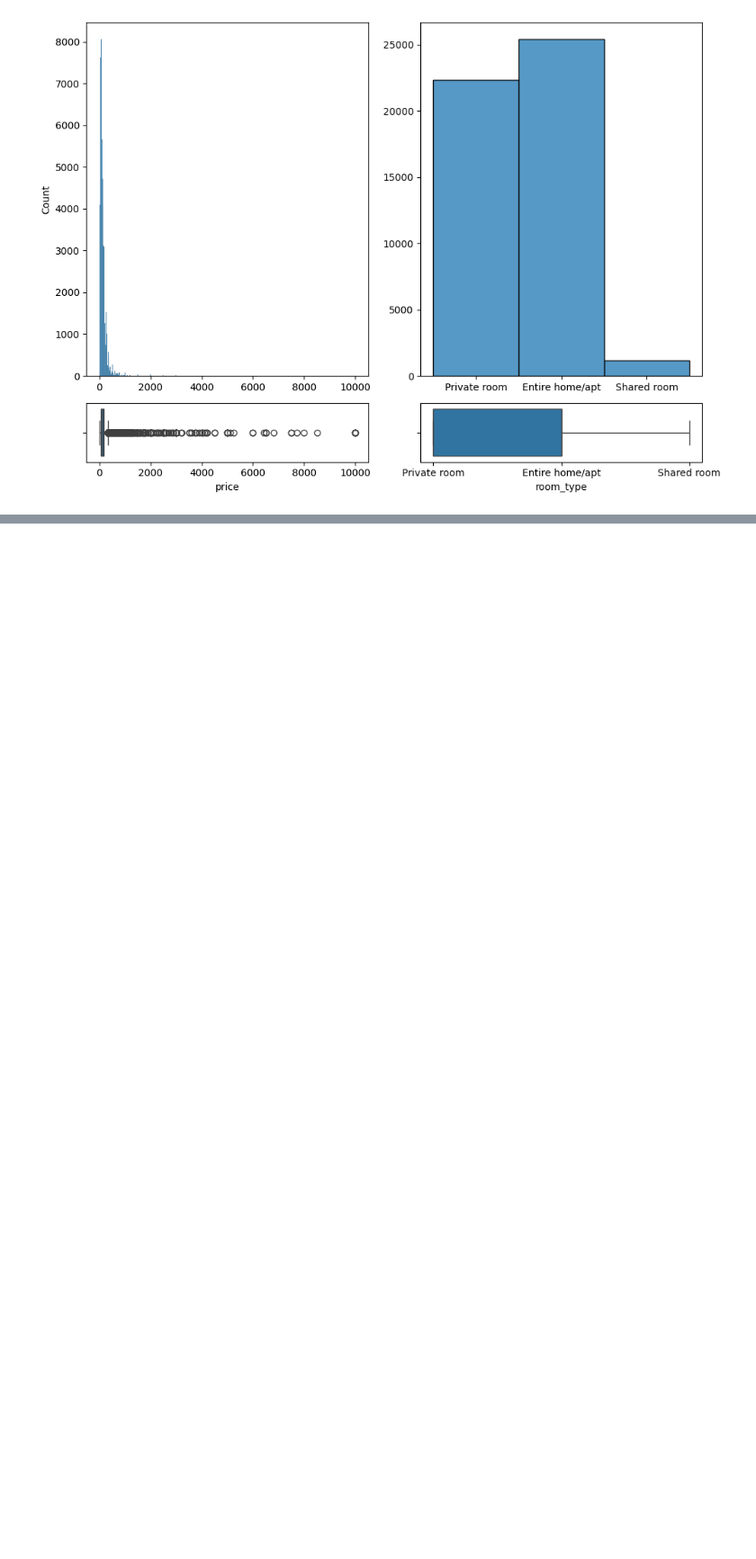
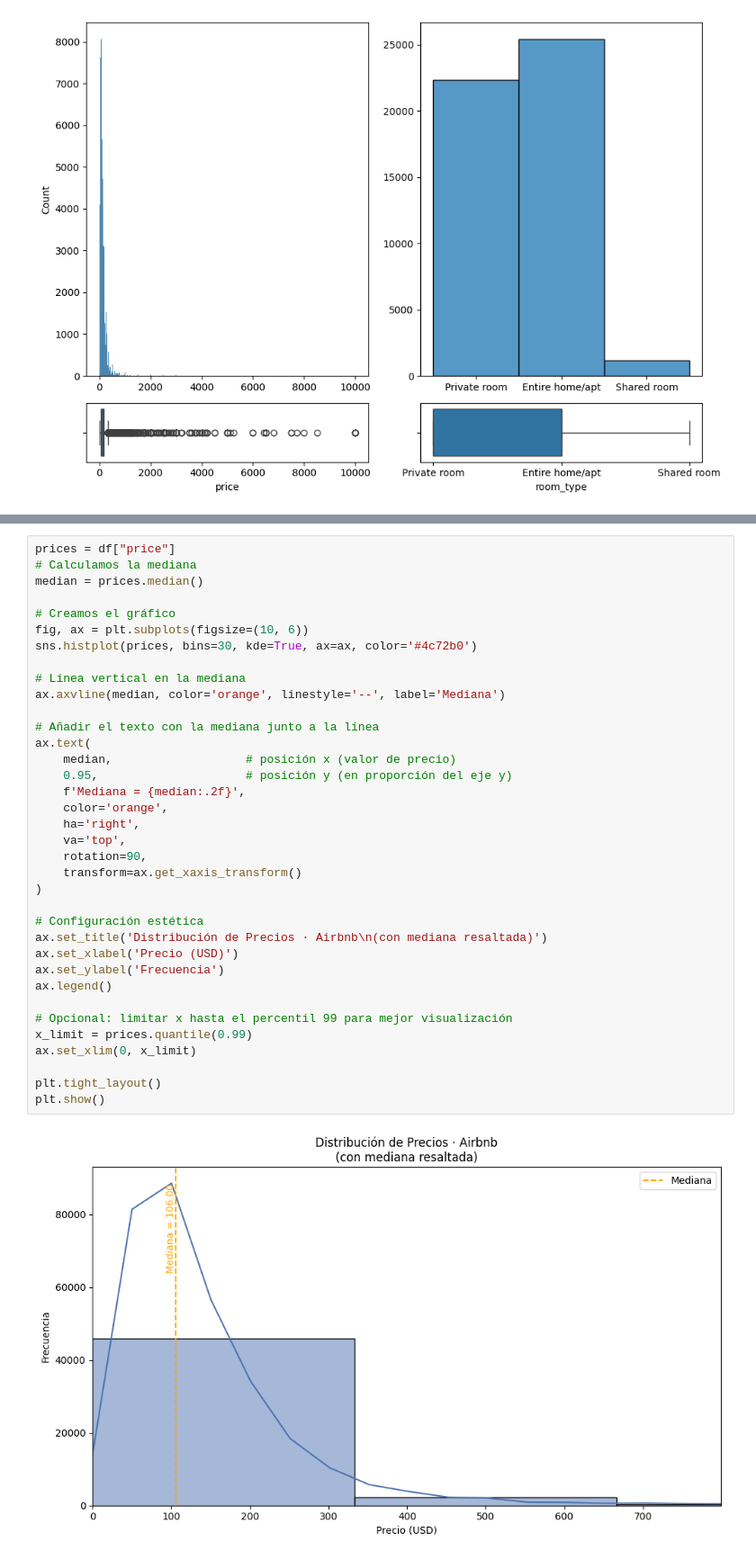
Before and after one commit to 4GeeksAcademy/infoasir20-intro-ml, a Jupyter notebook: eda-airbnb-ny.ipynb, the cells around one changed output, grey strips where cells are left out. Shown: that part at 90% size. Saved outputs shown, nothing was run; the diff lists cells and outputs as text; blank space fills up the shorter version.

```diff
--- a/eda-airbnb-ny.ipynb
+++ b/eda-airbnb-ny.ipynb
@@ -263,0 +280,38 @@ plt.show()
+# %%
+prices = df["price"]
+# Calculamos la mediana
+median = prices.median()
+
+# Creamos el gráfico
+fig, ax = plt.subplots(figsize=(10, 6))
+sns.histplot(prices, bins=30, kde=True, ax=ax, color='#4c72b0')
+
+# Línea vertical en la mediana
+ax.axvline(median, color='orange', linestyle='--', label='Mediana')
+
+# Añadir el texto con la mediana junto a la línea
+ax.text(
+    median,                   # posición x (valor de precio)
+    0.95,                     # posición y (en proporción del eje y)
+    f'Mediana = {median:.2f}',
+    color='orange',
+    ha='right',
+    va='top',
+    rotation=90,
+    transform=ax.get_xaxis_transform()
+)
+
+# Configuración estética
+ax.set_title('Distribución de Precios · Airbnb\n(con mediana resaltada)')
+ax.set_xlabel('Precio (USD)')
+ax.set_ylabel('Frecuencia')
+ax.legend()
+
+# Opcional: limitar x hasta el percentil 99 para mejor visualización
+x_limit = prices.quantile(0.99)
+ax.set_xlim(0, x_limit)
+
+plt.tight_layout()
+plt.show()
+# %% [output]
+[figure, added]
```
Also changed, not shown: parts of 6 cells of this notebook.
